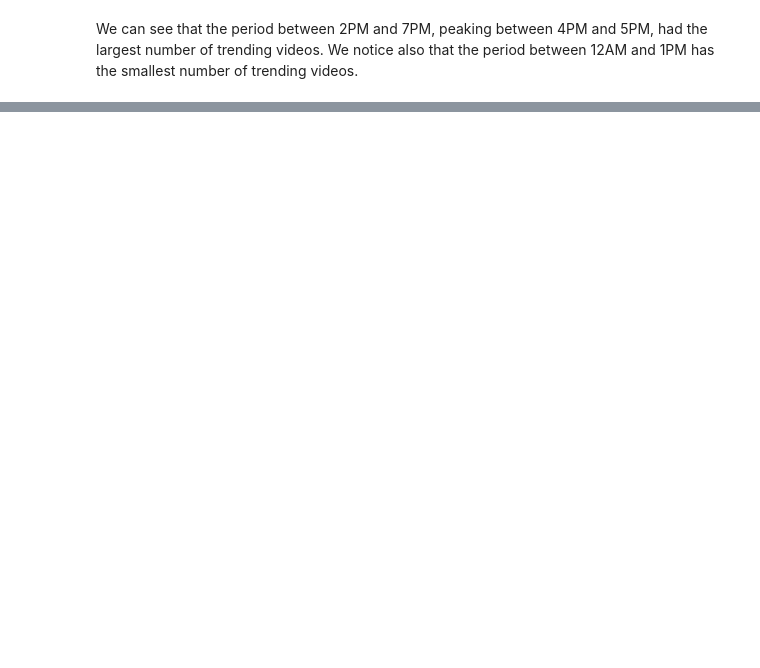
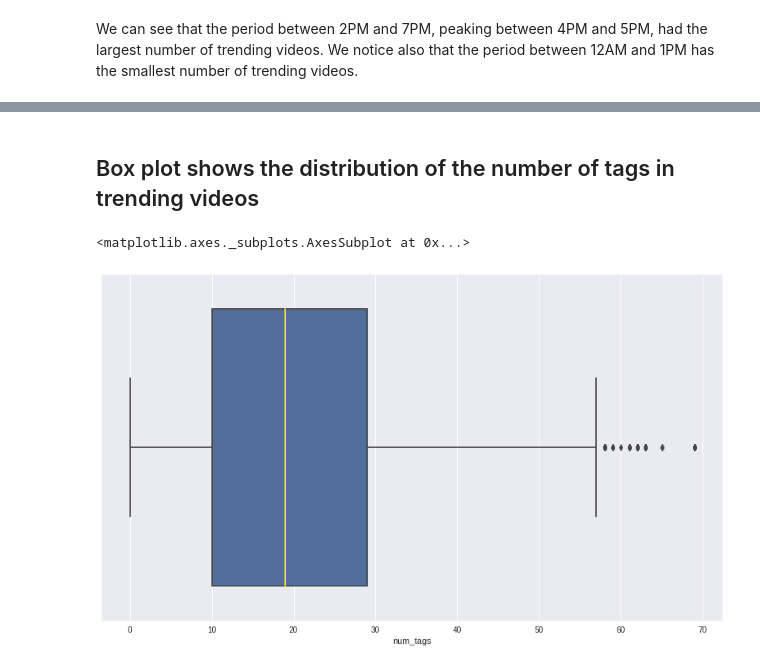
Before and after one commit to KieuSonTung/Data_Preparation, a Jupyter notebook: Youtube_Trending_Data.ipynb, the cells around one changed output, grey strips where cells are left out. Cells and saved outputs as stored; diff of their text form; code cells hidden in the pictures; blank space fills up the shorter version.

```diff
--- a/Youtube_Trending_Data.ipynb
+++ b/Youtube_Trending_Data.ipynb
@@ -522,0 +602,3 @@ We can see that the period between 2PM and 7PM, peaking between 4PM and 5PM, had
+# %%
+US_df['num_tags'] = US_df['tags'].apply(lambda x: len(x.split('|')) if x != '[none]' else 0)  #tách và đếm số tags
+US_df['tags_length'] = US_df['tags'].apply(lambda x: len(x.replace('|', '')) if x != '[none]' else 0)  #đếm độ dài tất cả các tags
@@ -522,0 +619,10 @@ We can see that the period between 2PM and 7PM, peaking between 4PM and 5PM, had
+# %% [markdown]
+
+
+## Box plot shows the distribution of the number of tags in trending videos
+# %%
+fig, ax = plt.subplots(figsize=(14,8))
+sns.boxplot(US_df['num_tags'], color='#466ca6', medianprops={'color': 'yellow'}, ax=ax)
+# %% [output]
+<matplotlib.axes._subplots.AxesSubplot at 0x...>
+[figure, added]
```
Also changed, not shown: parts of 39 cells of this notebook.
